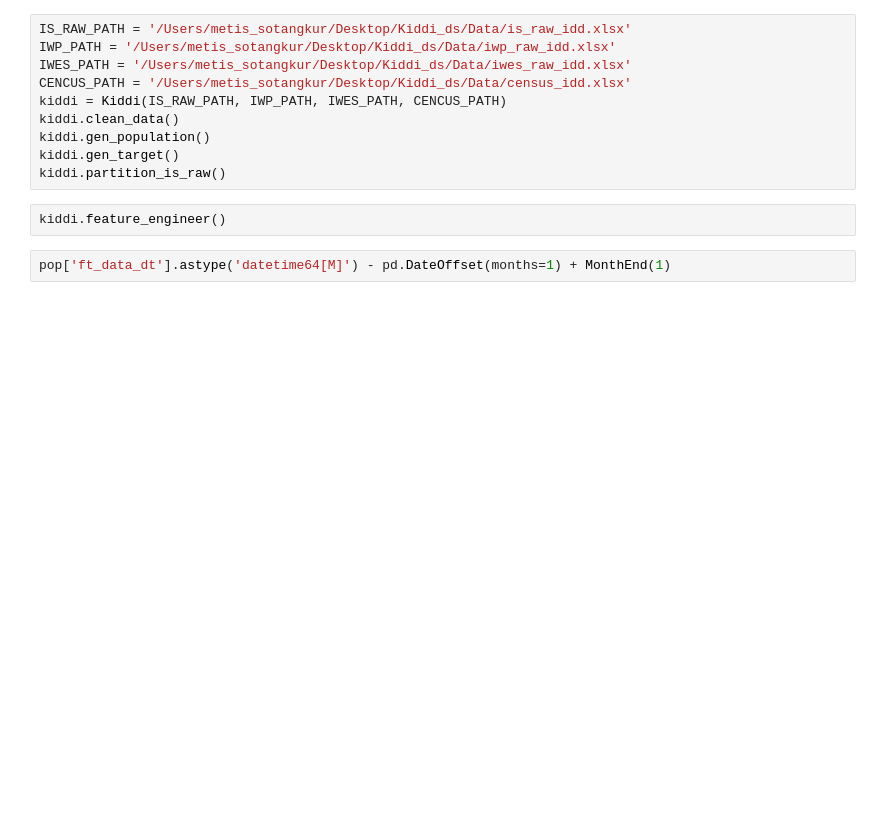
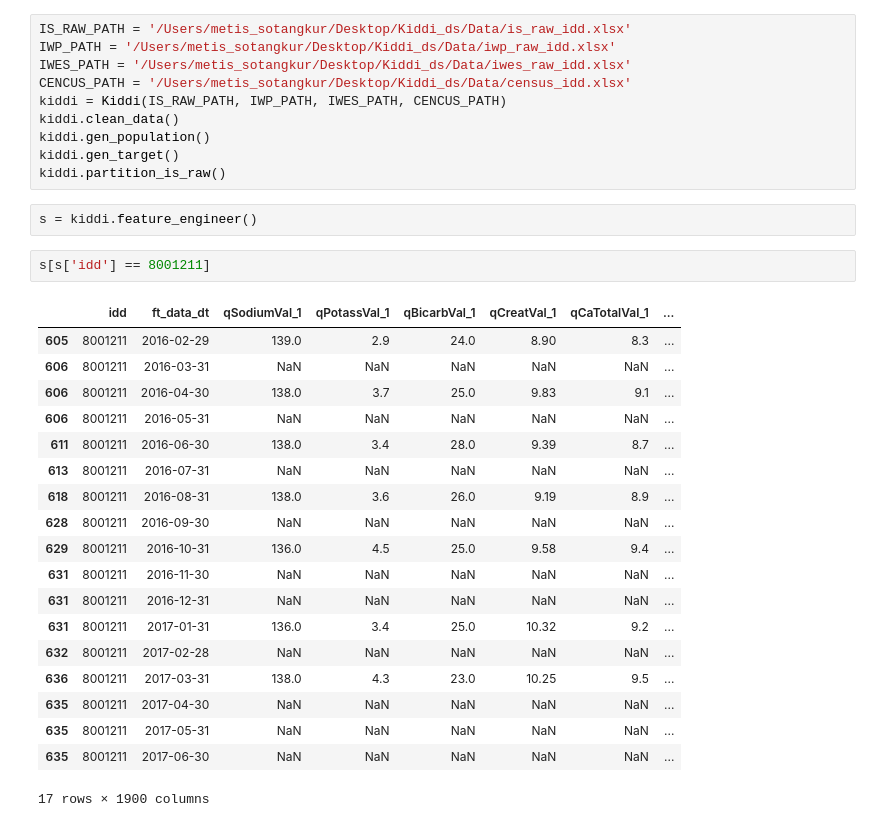
Before and after one commit to Jack47744/Kiddi, a Jupyter notebook: kiddi.ipynb, the cells around one changed output. Cells and saved outputs as stored; diff of their text form; blank space fills up the shorter version.

Commit message:
start feature engineer3

```diff
--- a/kiddi.ipynb
+++ b/kiddi.ipynb
@@ -296,7 +358,27 @@ kiddi.clean_data()
 kiddi.gen_population()
 kiddi.gen_target()
 kiddi.partition_is_raw()
-# %%
-kiddi.feature_engineer()
-# %%
-pop['ft_data_dt'].astype('datetime64[M]') - pd.DateOffset(months=1) + MonthEnd(1)
+# %%
+s = kiddi.feature_engineer()
+# %%
+s[s['idd'] == 8001211]
+# %% [output]
+|  | idd | ft_data_dt | qSodiumVal_1 | qPotassVal_1 | qBicarbVal_1 | qCreatVal_1 | qCaTotalVal_1 | ... |
+| 605 | 8001211 | 2016-02-29 | 139.0 | 2.9 | 24.0 | 8.90 | 8.3 | ... |
+| 606 | 8001211 | 2016-03-31 | NaN | NaN | NaN | NaN | NaN | ... |
+| 606 | 8001211 | 2016-04-30 | 138.0 | 3.7 | 25.0 | 9.83 | 9.1 | ... |
+| 606 | 8001211 | 2016-05-31 | NaN | NaN | NaN | NaN | NaN | ... |
+| 611 | 8001211 | 2016-06-30 | 138.0 | 3.4 | 28.0 | 9.39 | 8.7 | ... |
+| 613 | 8001211 | 2016-07-31 | NaN | NaN | NaN | NaN | NaN | ... |
+| 618 | 8001211 | 2016-08-31 | 138.0 | 3.6 | 26.0 | 9.19 | 8.9 | ... |
+| 628 | 8001211 | 2016-09-30 | NaN | NaN | NaN | NaN | NaN | ... |
+| 629 | 8001211 | 2016-10-31 | 136.0 | 4.5 | 25.0 | 9.58 | 9.4 | ... |
+| 631 | 8001211 | 2016-11-30 | NaN | NaN | NaN | NaN | NaN | ... |
+| 631 | 8001211 | 2016-12-31 | NaN | NaN | NaN | NaN | NaN | ... |
+| 631 | 8001211 | 2017-01-31 | 136.0 | 3.4 | 25.0 | 10.32 | 9.2 | ... |
+| 632 | 8001211 | 2017-02-28 | NaN | NaN | NaN | NaN | NaN | ... |
+| 636 | 8001211 | 2017-03-31 | 138.0 | 4.3 | 23.0 | 10.25 | 9.5 | ... |
+| 635 | 8001211 | 2017-04-30 | NaN | NaN | NaN | NaN | NaN | ... |
+| 635 | 8001211 | 2017-05-31 | NaN | NaN | NaN | NaN | NaN | ... |
+| 635 | 8001211 | 2017-06-30 | NaN | NaN | NaN | NaN | NaN | ... |
+17 rows × 1900 columns
```
Also changed, not shown: parts of 4 cells of this notebook.
